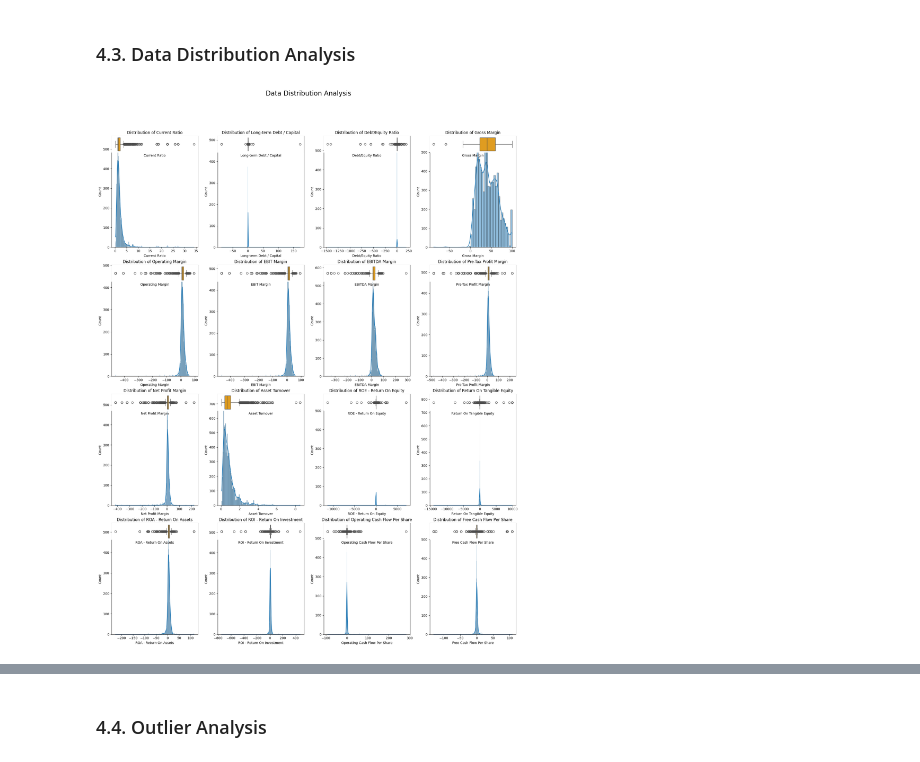
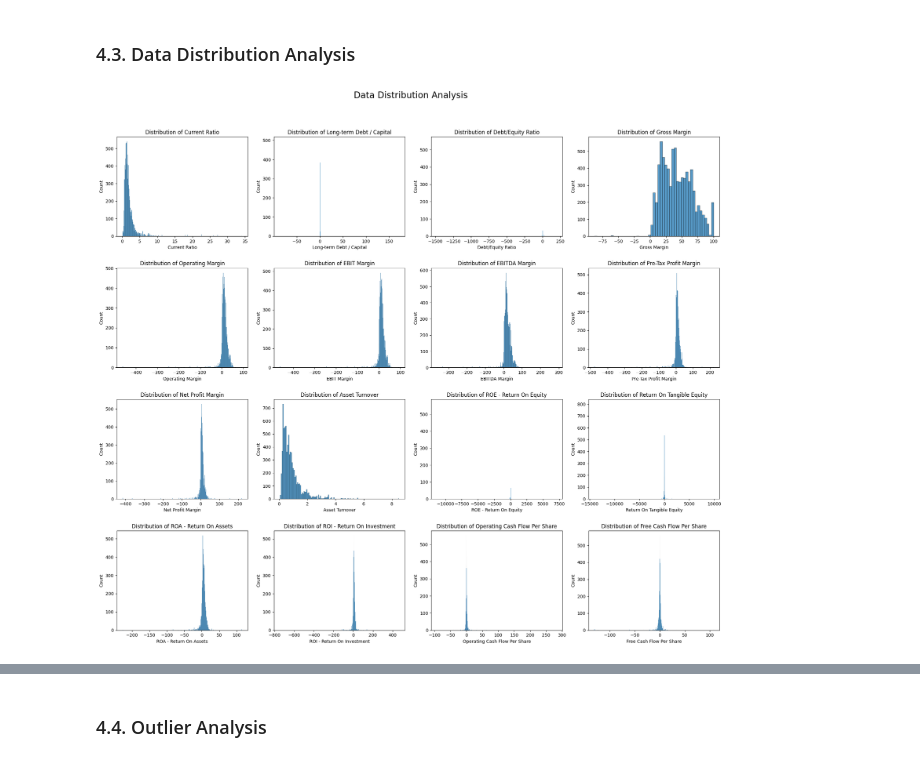
Before and after one commit to master-coder-1/capstone-project, a Jupyter notebook: predict_credit_rating.ipynb, the cells around one changed output, grey strips where cells are left out. Cells and saved outputs as stored; diff of their text form; code cells hidden in the pictures.

```diff
--- a/predict_credit_rating.ipynb
+++ b/predict_credit_rating.ipynb
@@ -165,28 +173,18 @@ Many numerical columns have extreme min and max values, indicating potential out
 ### 4.3. Data Distribution Analysis
 # %%
 # Data Distribution Analysis
-fig, axes = plt.subplots(nrows=4, ncols=4, figsize=(18, 24))
+fig, axes = plt.subplots(nrows=4, ncols=4, figsize=(20, 18))
 axes = axes.flatten()
 
 plt.suptitle('Data Distribution Analysis', fontsize=20)
 i=0
 for col in numerical_cols:
     # Histogram with KDE
-    sns.histplot(df, x=col, kde=True, ax=axes[i], palette='viridis')
-    # Boxplot (horizontal, overlayed)
-    ax2 = axes[i].inset_axes([0, 0.85, 1, 0.15], sharex=axes[i])
-    sns.boxplot(df[col], ax=ax2, color='orange', orient='h')
-    ax2.set(yticks=[], ylabel='')
-    ax2.spines['left'].set_visible(False)
-    ax2.spines['right'].set_visible(False)
-    ax2.spines['top'].set_visible(False)
-    ax2.spines['bottom'].set_visible(False)
-    ax2.tick_params(left=False, labelleft=False, bottom=False, labelbottom=False)
+    sns.histplot(df, x=col, ax=axes[i], palette='viridis')
     axes[i].set_title(f'Distribution of {col}')
-    #axes[i].tick_params(axis='x', labelrotation=45)
     i += 1
-plt.tight_layout()
+plt.tight_layout(h_pad=3.0)
 plt.subplots_adjust(top=0.9)
-plt.savefig('images/data_distribution_analysis.png')
+plt.savefig('images/data_distribution_analysis.png', bbox_inches='tight')
 # %% [output]
-[figure, old version]
+[figure, new version]
```
Also changed, not shown: parts of 11 cells of this notebook, 12 other files.
